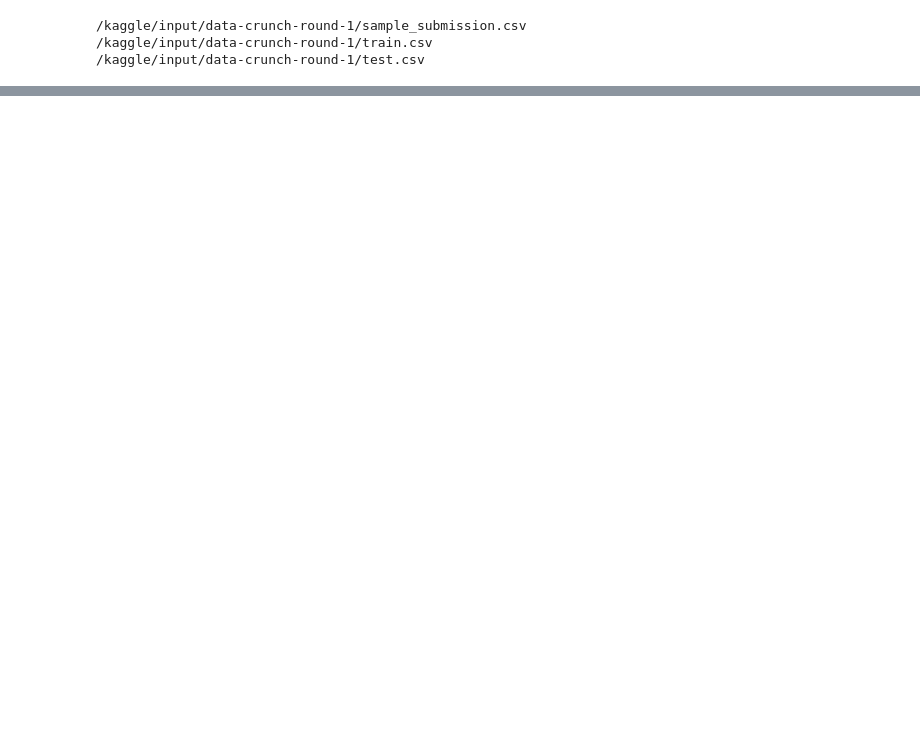
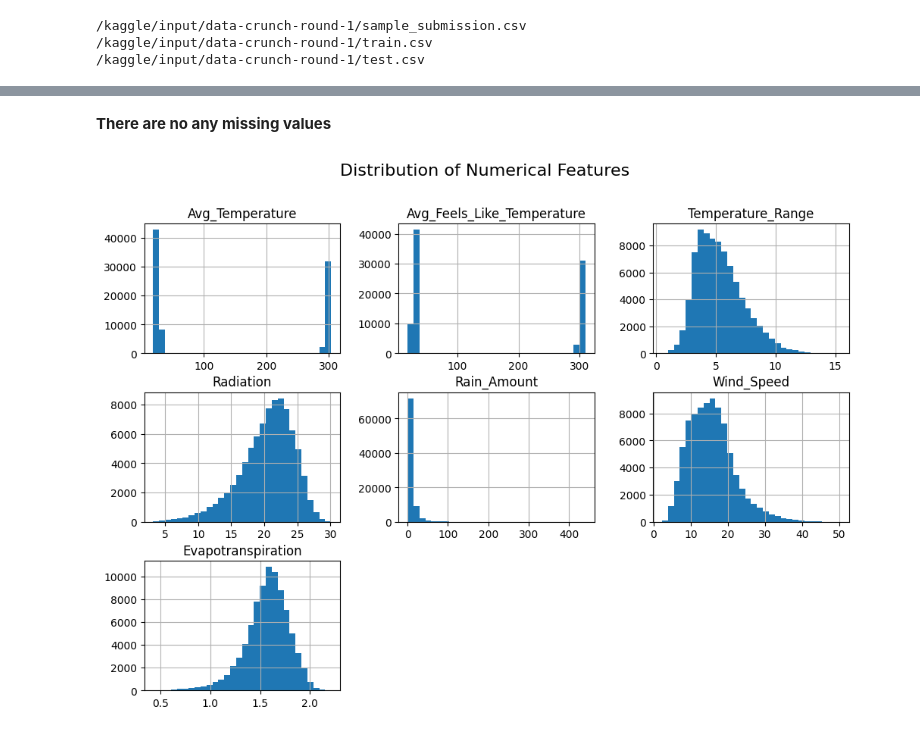
Before and after one commit to thisaraniNJ/Data_Crunch_001, a Jupyter notebook: data-crunch-rnn.ipynb, the cells around one changed output, grey strips where cells are left out. Cells and saved outputs as stored; diff of their text form; code cells hidden in the pictures; blank space fills up the shorter version.

Commit message:
Kaggle Notebook | data_crunch_RNN | Version 3

```diff
--- a/data-crunch-rnn.ipynb
+++ b/data-crunch-rnn.ipynb
@@ -15,0 +20,3 @@ for dirname, _, filenames in os.walk('/kaggle/input'):
+# %%
+data = pd.read_csv('/kaggle/input/data-crunch-round-1/train.csv')
+data.head()
@@ -15,0 +71,13 @@ for dirname, _, filenames in os.walk('/kaggle/input'):
+# %% [markdown]
+**There are no any missing values**
+# %%
+# Select numerical columns
+numeric_cols = ["Avg_Temperature", "Avg_Feels_Like_Temperature", "Temperature_Range",
+                "Radiation", "Rain_Amount", "Wind_Speed", "Evapotranspiration"]
+
+# Plot histograms
+data[numeric_cols].hist(figsize=(12, 8), bins=30)
+plt.suptitle("Distribution of Numerical Features", fontsize=16)
+plt.show()
+# %% [output]
+[figure, added]
```
Also changed, not shown: parts of 11 cells of this notebook.
